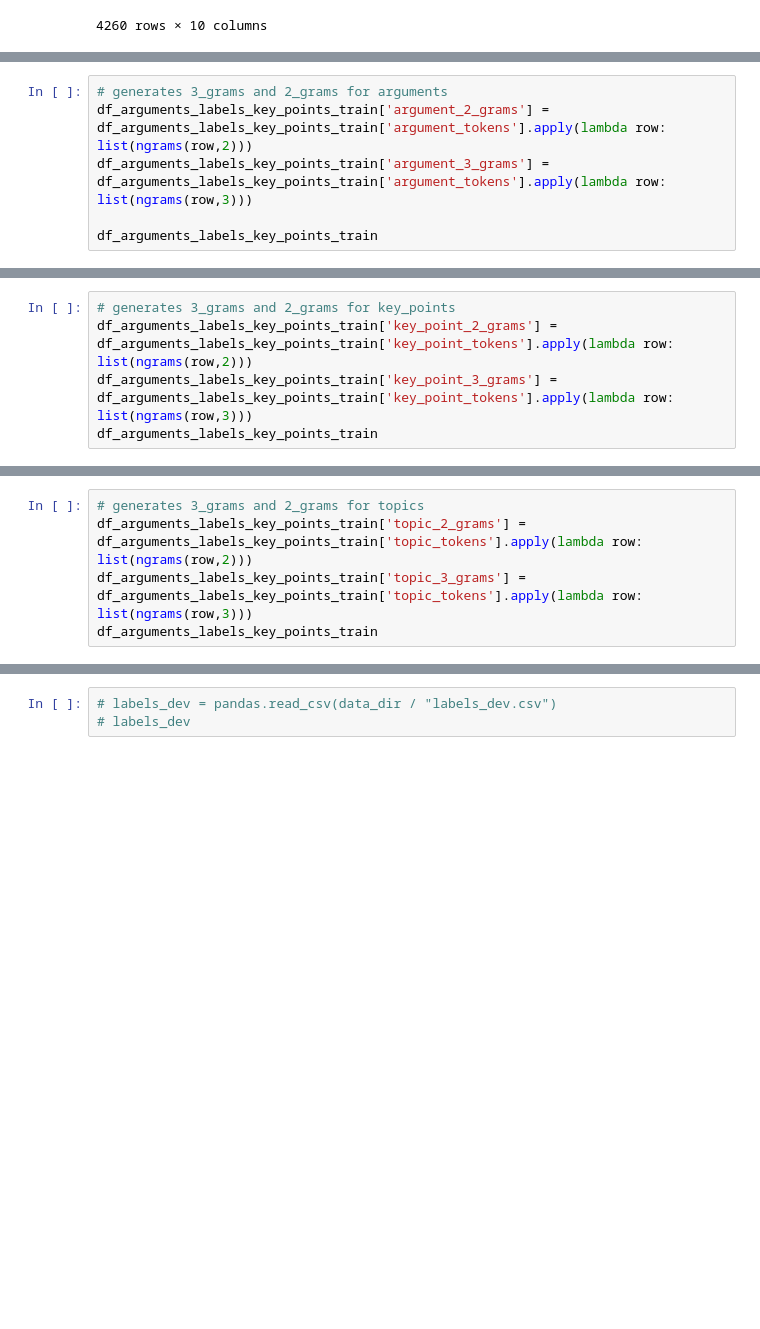
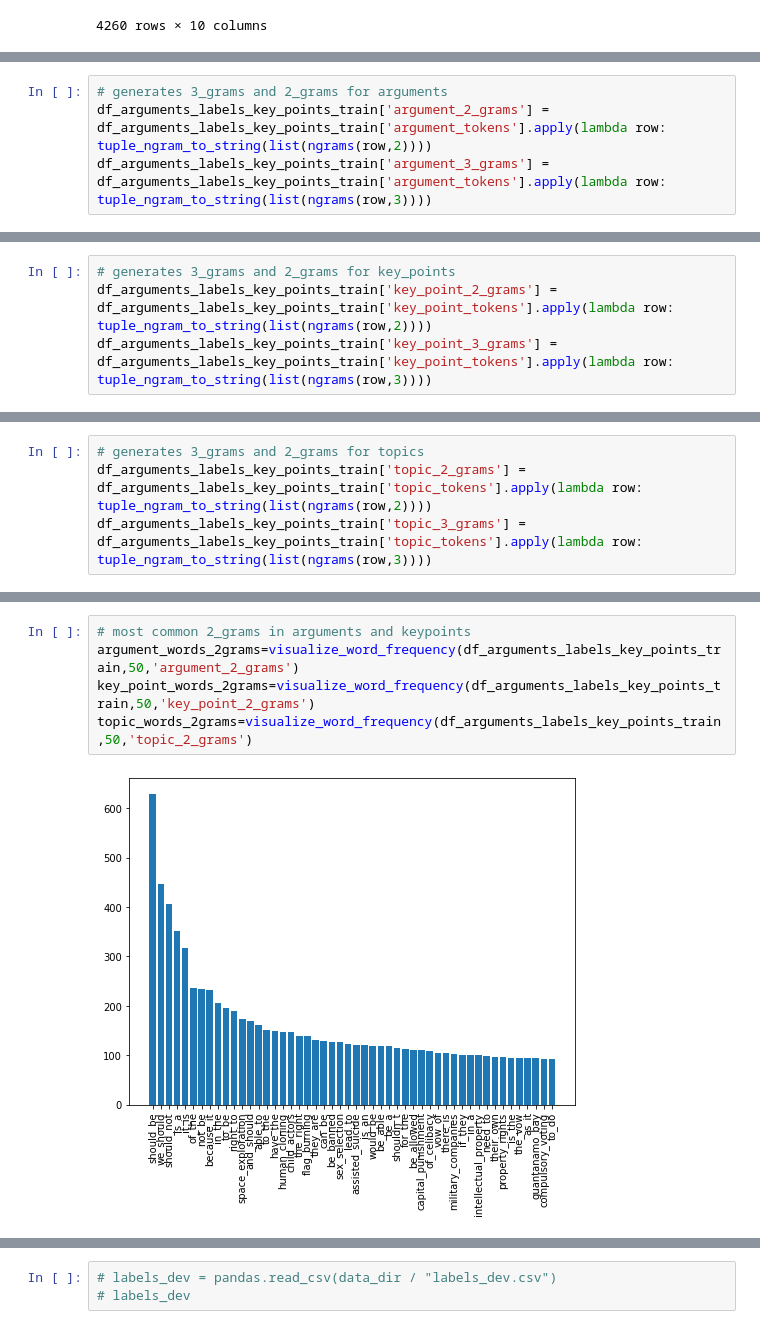
Before and after one commit to janheinrichmerker/modern-talking, a Jupyter notebook: modern_talking/dataset.ipynb, the cells around one changed output, grey strips where cells are left out. Saved outputs shown, nothing was run; the diff lists cells and outputs as text; blank space fills up the shorter version.

```diff
--- a/modern_talking/dataset.ipynb
+++ b/modern_talking/dataset.ipynb
@@ -162,6 +207,4 @@ topic_words_without_stopwords=visualize_word_frequency(df_arguments_labels_key_p
 # %%
 # generates 3_grams and 2_grams for arguments
-df_arguments_labels_key_points_train['argument_2_grams'] = df_arguments_labels_key_points_train['argument_tokens'].apply(lambda row: list(ngrams(row,2)))
-df_arguments_labels_key_points_train['argument_3_grams'] = df_arguments_labels_key_points_train['argument_tokens'].apply(lambda row: list(ngrams(row,3)))
-
-df_arguments_labels_key_points_train
+df_arguments_labels_key_points_train['argument_2_grams'] = df_arguments_labels_key_points_train['argument_tokens'].apply(lambda row: tuple_ngram_to_string(list(ngrams(row,2))))
+df_arguments_labels_key_points_train['argument_3_grams'] = df_arguments_labels_key_points_train['argument_tokens'].apply(lambda row: tuple_ngram_to_string(list(ngrams(row,3))))
@@ -182,5 +211,4 @@ df_arguments_labels_key_points_train
 # %%
 # generates 3_grams and 2_grams for key_points
-df_arguments_labels_key_points_train['key_point_2_grams'] = df_arguments_labels_key_points_train['key_point_tokens'].apply(lambda row: list(ngrams(row,2)))
-df_arguments_labels_key_points_train['key_point_3_grams'] = df_arguments_labels_key_points_train['key_point_tokens'].apply(lambda row: list(ngrams(row,3)))
-df_arguments_labels_key_points_train
+df_arguments_labels_key_points_train['key_point_2_grams'] = df_arguments_labels_key_points_train['key_point_tokens'].apply(lambda row: tuple_ngram_to_string(list(ngrams(row,2))))
+df_arguments_labels_key_points_train['key_point_3_grams'] = df_arguments_labels_key_points_train['key_point_tokens'].apply(lambda row: tuple_ngram_to_string(list(ngrams(row,3))))
@@ -201,5 +215,4 @@ df_arguments_labels_key_points_train
 # %%
 # generates 3_grams and 2_grams for topics
-df_arguments_labels_key_points_train['topic_2_grams'] = df_arguments_labels_key_points_train['topic_tokens'].apply(lambda row: list(ngrams(row,2)))
-df_arguments_labels_key_points_train['topic_3_grams'] = df_arguments_labels_key_points_train['topic_tokens'].apply(lambda row: list(ngrams(row,3)))
-df_arguments_labels_key_points_train
+df_arguments_labels_key_points_train['topic_2_grams'] = df_arguments_labels_key_points_train['topic_tokens'].apply(lambda row: tuple_ngram_to_string(list(ngrams(row,2))))
+df_arguments_labels_key_points_train['topic_3_grams'] = df_arguments_labels_key_points_train['topic_tokens'].apply(lambda row: tuple_ngram_to_string(list(ngrams(row,3))))
@@ -219,0 +219,7 @@ df_arguments_labels_key_points_train
+# %%
+# most common 2_grams in arguments and keypoints
+argument_words_2grams=visualize_word_frequency(df_arguments_labels_key_points_train,50,'argument_2_grams')
+key_point_words_2grams=visualize_word_frequency(df_arguments_labels_key_points_train,50,'key_point_2_grams')
+topic_words_2grams=visualize_word_frequency(df_arguments_labels_key_points_train,50,'topic_2_grams')
+# %% [output]
+[figure, added]
```
Also changed, not shown: parts of 22 cells of this notebook, 12 other files.
